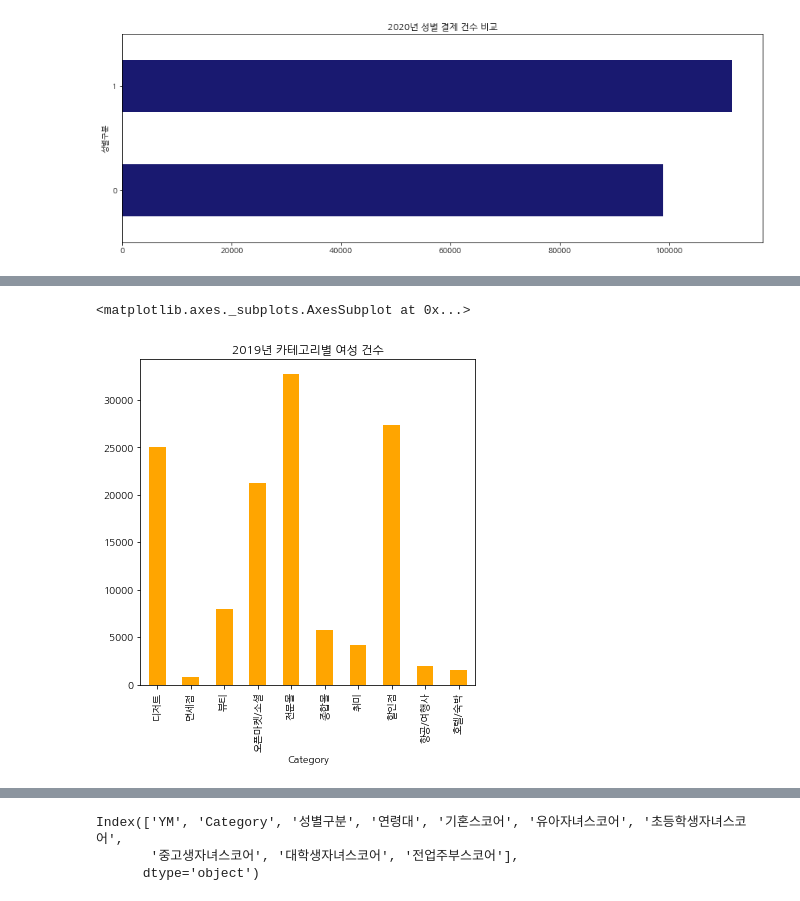
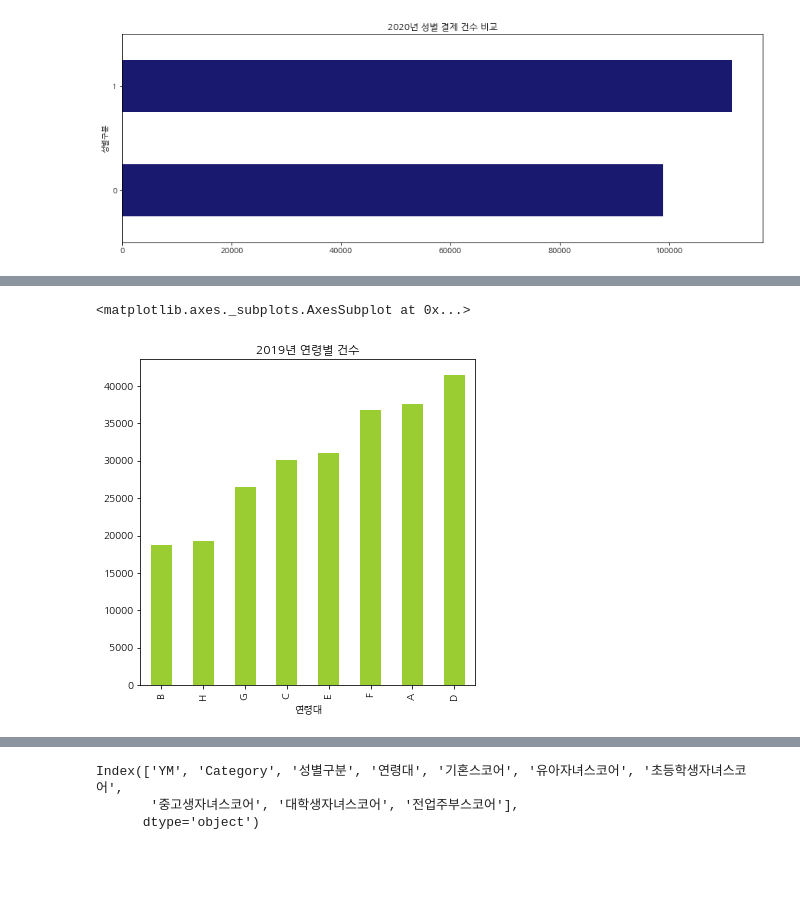
Before and after one commit to Bokyoung-00/python_education, a Jupyter notebook: 삼성카드_분석.ipynb, the cells around one changed output, grey strips where cells are left out. Saved outputs shown, nothing was run; the diff lists cells and outputs as text; code cells hidden in the pictures; blank space fills up the shorter version.

```diff
--- a/삼성카드_분석.ipynb
+++ b/삼성카드_분석.ipynb
@@ -173,8 +306,8 @@ plt.show()
 # %%
-female_2019= data_2019[data_2019['성별구분']==1].groupby("Category").sum()['성별구분']
+age_2019= data_2019.groupby("연령대").count()['Category'].sort_values()
 
-female_2019.plot(kind='bar', stacked=True, figsize= (6,6), color='orange', title="2019년 카테고리별 여성 건수")
+age_2019.plot(kind='bar', stacked=True, figsize= (6,6), color='yellowgreen', title="2019년 연령별 건수")
 # %% [output]
 <matplotlib.axes._subplots.AxesSubplot at 0x...>
-[figure, old version]
+[figure, new version]
 # %%
```
Also changed, not shown: parts of 71 cells of this notebook.
